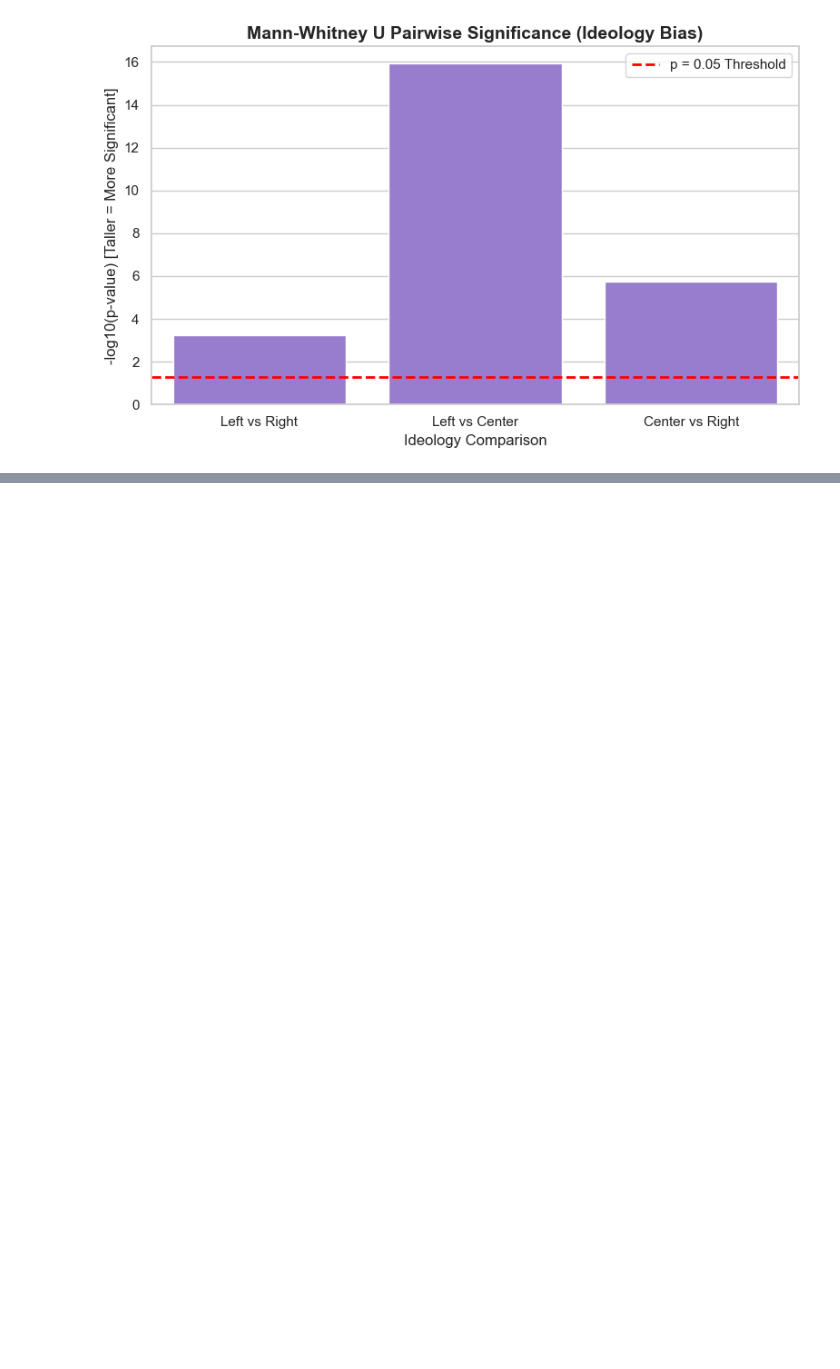
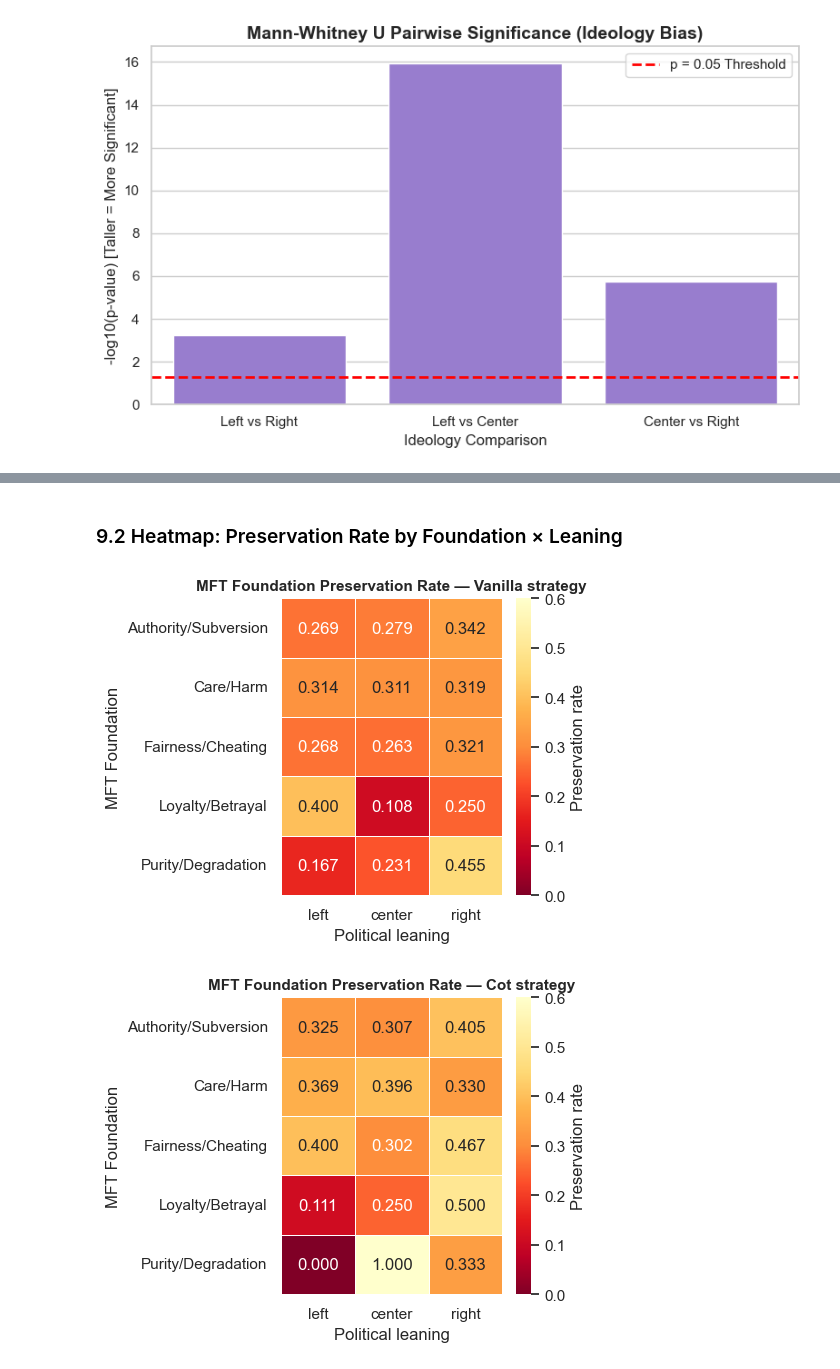
Before and after one commit to AnishDeshpande1/moral-summarization-nlp4society, a Jupyter notebook: notebooks/Political_fairness_audit.ipynb, the cells around one changed output, grey strips where cells are left out. Drawn from its saved outputs; the diff is of its cells as text; code cells hidden in the pictures; blank space fills up the shorter version.

Commit message:
add Bonferroni correction, MFT foundation breakdown and moral addition analysis

```diff
--- a/notebooks/Political_fairness_audit.ipynb
+++ b/notebooks/Political_fairness_audit.ipynb
@@ -599,0 +642,12 @@ if 'moral_count' in df_summaries.columns:
+# %%
+import sys
+from pathlib import Path
+
+REPO_ROOT = Path.cwd().parent if Path.cwd().name == 'notebooks' else Path.cwd()
+if str(REPO_ROOT) not in sys.path:
+    sys.path.insert(0, str(REPO_ROOT))
+
+from moral_framing_extractor import build_posthoc_dfs
+
+mft_df, add_df = build_posthoc_dfs(verbose=True)
+print(f"\nmft_df : {len(mft_df):,} rows | add_df : {len(add_df):,} rows")
@@ -599,0 +701,34 @@ if 'moral_count' in df_summaries.columns:
+# %% [markdown]
+### 9.2 Heatmap: Preservation Rate by Foundation × Leaning
+# %%
+# Per-method heatmap for vanilla (plain baseline)
+for method_name in ['vanilla', 'cot']:
+    sub = mft_df[mft_df['method'] == method_name]
+    if sub.empty:
+        continue
+    heat = (
+        sub.groupby(['foundation', 'leaning'])['preserved']
+        .mean()
+        .unstack('leaning')
+        .round(3)
+    )
+    # reorder columns if present
+    cols = [c for c in ['left', 'center', 'right'] if c in heat.columns]
+    heat = heat[cols]
+
+    fig, ax = plt.subplots(figsize=(5, 4))
+    sns.heatmap(
+        heat, annot=True, fmt='.3f', cmap='YlOrRd_r',
+        vmin=0, vmax=0.6, ax=ax,
+        linewidths=0.5, cbar_kws={'label': 'Preservation rate'}
+    )
+    ax.set_title(f'MFT Foundation Preservation Rate — {method_name.capitalize()} strategy',
+                 fontsize=11, fontweight='bold')
+    ax.set_xlabel('Political leaning')
+    ax.set_ylabel('MFT Foundation')
+    plt.tight_layout()
+    plt.savefig(f'fig_mft_foundation_heatmap_{method_name}.png', dpi=150, bbox_inches='tight')
+    plt.show()
+# %% [output]
+[figure, added]
+[figure, added]
```
Also changed, not shown: parts of 18 cells of this notebook, 1 other file.
